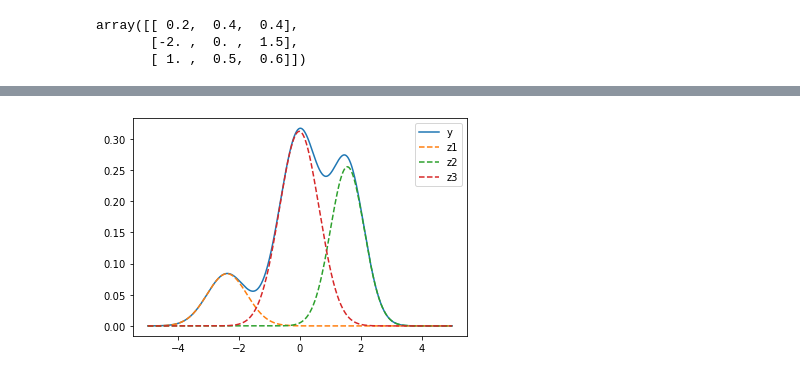
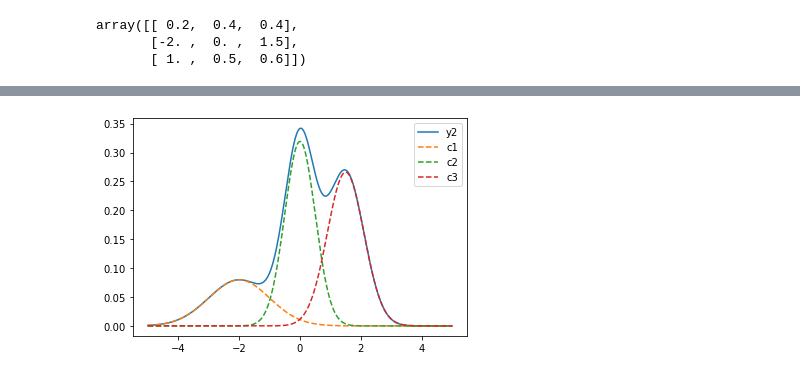
Before and after one commit to IXIXVI/graduate-first-year-homework, a Jupyter notebook: EMtest.ipynb, the cells around one changed output, grey strips where cells are left out. Saved outputs shown, nothing was run; the diff lists cells and outputs as text; code cells hidden in the pictures.

```diff
--- a/EMtest.ipynb
+++ b/EMtest.ipynb
@@ -66,15 +143,16 @@ array([[ 0.13742063,  0.35520584,  0.50737353],
 # %%
+#原图
 x = np.linspace(-5,5,2000) # 从0到1，等分50分
-y = Thetanew[0,0]*normal(x,Thetanew[1:,0])+Thetanew[0,1]*normal(x,Thetanew[1:,1])+Thetanew[0,2]*normal(x,Thetanew[1:,2])
-z1 = Thetanew[0,0]*normal(x,Thetanew[1:,0])
-z2 = Thetanew[0,1]*normal(x,Thetanew[1:,1])
-z3 = Thetanew[0,2]*normal(x,Thetanew[1:,2])
+c1 = weight[0]*normal(x,Theta[1:,0])
+c2 = weight[1]*normal(x,Theta[1:,1])
+c3 = weight[2]*normal(x,Theta[1:,2])
+y2 = c1+c2+c3
 plt.figure() # 定义一个图像窗口
-plt.plot(x,y) # 绘制曲线 y
-plt.plot(x,z1,linestyle='--')
-plt.plot(x,z2,linestyle='--')
-plt.plot(x,z3,linestyle='--')
-plt.legend(['y','z1','z2','z3',])
+plt.plot(x,y2) # 绘制曲线 y
+plt.plot(x,c1,linestyle='--')
+plt.plot(x,c2,linestyle='--')
+plt.plot(x,c3,linestyle='--')
+plt.legend(['y2','c1','c2','c3',])
 plt.show()
 # %% [output]
-[figure, old version]
+[figure, new version]
```
Also changed, not shown: parts of 12 cells of this notebook, 2 other files.
